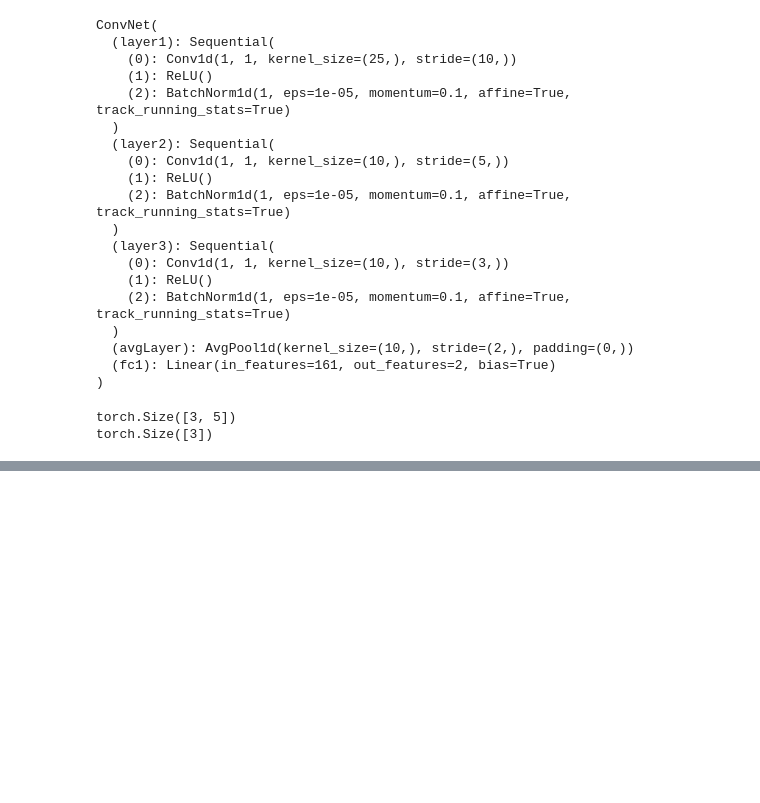
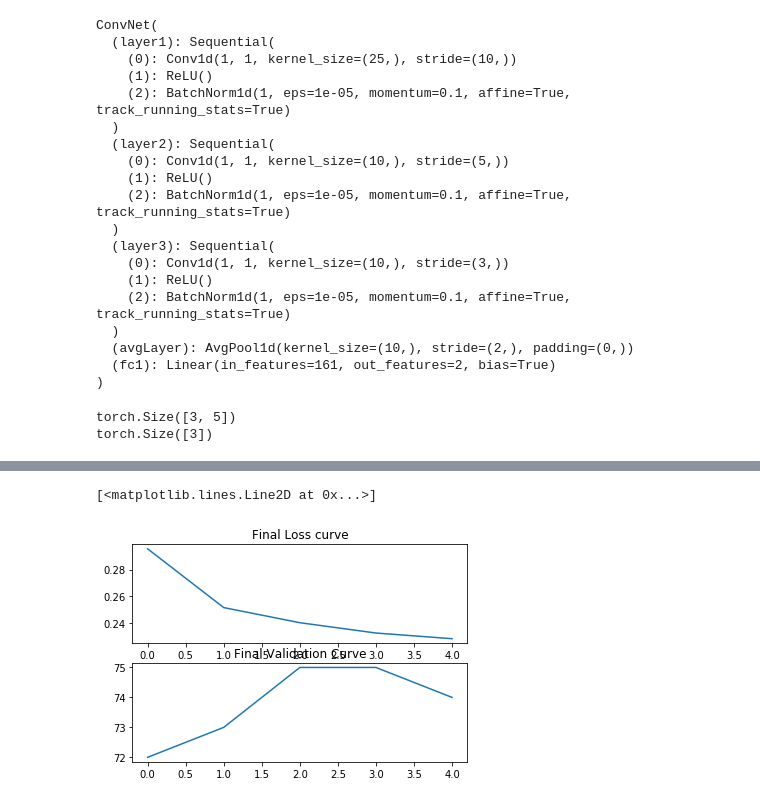
Before and after one commit to SaiVineethKalluruSrinivas/AccZ_Neural_Network, a Jupyter notebook: AccZ_phase7_deepClassifier_from_scratch.ipynb, the cells around one changed output, grey strips where cells are left out. Cells and saved outputs as stored; diff of their text form; code cells hidden in the pictures; blank space fills up the shorter version.

Commit message:
Augmentation Results
Least Loss obtained
Accurac;y of 76%

```diff
--- a/AccZ_phase7_deepClassifier_from_scratch.ipynb
+++ b/AccZ_phase7_deepClassifier_from_scratch.ipynb
@@ -260,8 +260,8 @@ def DA_Scaling(X, sigma=0.1):
     return X*myNoise
 
 #implement jittering
-n_sets_jitter = 20
-sigma = [0.1,0.2,0.3,0.4,0.5,0.6,0.7,0.8,0.9,1.0,0.5,0.15,0.25,0.35,0.45,0.55,0.65,0.75,0.85,0.95]
+n_sets_jitter = 22
+sigma = [0.1,0.2,0.3,0.4,0.5,0.6,0.7,0.8,0.9,1.0,0.5,0.15,0.25,0.35,0.45,0.55,0.65,0.75,0.85,0.95,0.31,0.57]
 #number of values in sigma list should match the n_sets_jitter value
 for j in range (n_sets_jitter):
     for i in range(20):
@@ -277,8 +277,8 @@ print(targets_numpy.shape)
 
 #implement scaling
 features_numpy_new = features_numpy.T
-n_sets_scaling = 10
-sigma = [0.2,0.5,0.3,0.4,0.2,0.6,0.8,0.9,0.1,0.7]
+n_sets_scaling = 22
+sigma = [0.2,0.5,0.3,0.4,0.2,0.6,0.8,0.9,0.1,0.7,0.15,0.25,0.35,0.45,0.55,0.65,0.75,0.85,0.95,0.31,0.57,0.73]
 
 
 for j in range (n_sets_scaling):
@@ -383,22 +382,16 @@ class ConvNet(nn.Module):
 
 
     def forward(self, x):
-        print(x.shape)
         out = self.layer1(x)
-        print(out.shape)
         out = self.layer2(out)
-        print(out.shape)
         out = self.layer3(out)
-        print(out.shape)
         out = self.avgLayer(out)
-        print(out.shape)
         out = self.fc1(out)
-        print(out.shape)
         return out
 
 
 model = ConvNet()
-optimizer = optim.SGD(model.parameters(), lr=0.01)
+optimizer = optim.SGD(model.parameters(), lr=0.2)
 criterion = nn.CrossEntropyLoss()
 model
 # %% [output]
@@ -438,10 +431,12 @@ count = 0
 loss_list = []
 iteration_list = []
 accuracy_list = []
+n_classes = 2
 for epoch in range(num_epochs):
+    print('Current Epoch: {}'.format(epoch))
     for i, (samples, targets) in enumerate(train_loader):
 
-        print(i)
+        print('Current Batch Number: {}'.format(i+1))
         train = Variable(samples.view(batch_size,1,-1))
         targets = Variable(targets.type(torch.LongTensor))
 
@@ -460,36 +455,40 @@ for epoch in range(num_epochs):
         # Update parameters
         optimizer.step()
 
-        count += 1
 
-        if count % 50 == 0:
-            # Calculate Accuracy
-            correct = 0
-            total = 0
-            # Predict test dataset
-            for samples, labels in test_loader:
+    #accuracy at the end of epoch
+    correct = 0
+    total = 0
+    # Predict test dataset
+    for samples, labels in test_loader:
 
-                test = Variable(samples.view(batch_size_test,1,-1))
+        test = Variable(samples.view(batch_size_test,1,-1))
 
-                # Forward propagation
-                outputs = model(test)
+        # Forward propagation
+        outputs = model(test)
+        outputs = outputs.view(batch_size, n_classes)
 
-                # Get predictions from the maximum value
-                predicted = torch.max(outputs.data, 1)[1].type(torch.FloatTensor)
+        # Get predictions from the maximum value
+        predicted = torch.max(outputs.data, 1)[1].type(torch.FloatTensor)
 
-                # Total number of labels
-                total += len(labels)
+        # Total number of labels
+        total += len(labels)
 
-                # Total correct predictions
-                correct += (predicted == labels).sum()
+        # Total correct predictions
+        correct += (predicted == labels).sum()
 
-            accuracy = 100 * correct / float(total)
+    accuracy = 100 * correct / float(total)
 
-            loss_list.append(loss.data)
-            iteration_list.append(count)
-            accuracy_list.append(accuracy)
+    loss_list.append(loss.data)
+    iteration_list.append(count)
+    accuracy_list.append(accuracy)
 
-            print('Iteration: {}  Loss: {}  Accuracy: {} %'.format(count, loss.data[0], accuracy))
+    print('Iteration: {}  Loss: {}  Accuracy: {} %'.format(count, loss.data[0], accuracy))
 
+plt.subplot(2,1,1)
+plt.title('Final Loss curve')
 plt.plot(loss_list)
+plt.subplot(2,1,2)
+plt.title('Final Validation Curve')
+plt.plot(accuracy_list)
 # %% [output]
@@ -514,3 +529,5 @@ RuntimeError: size mismatch, m1: [20 x 127], m2: [161 x 2] at /Users/soumith/cod
+[<matplotlib.lines.Line2D at 0x...>]
+[figure, added]
 # %%
 #Testing the model
 model.eval()
```
Also changed, not shown: parts of 3 cells of this notebook.
